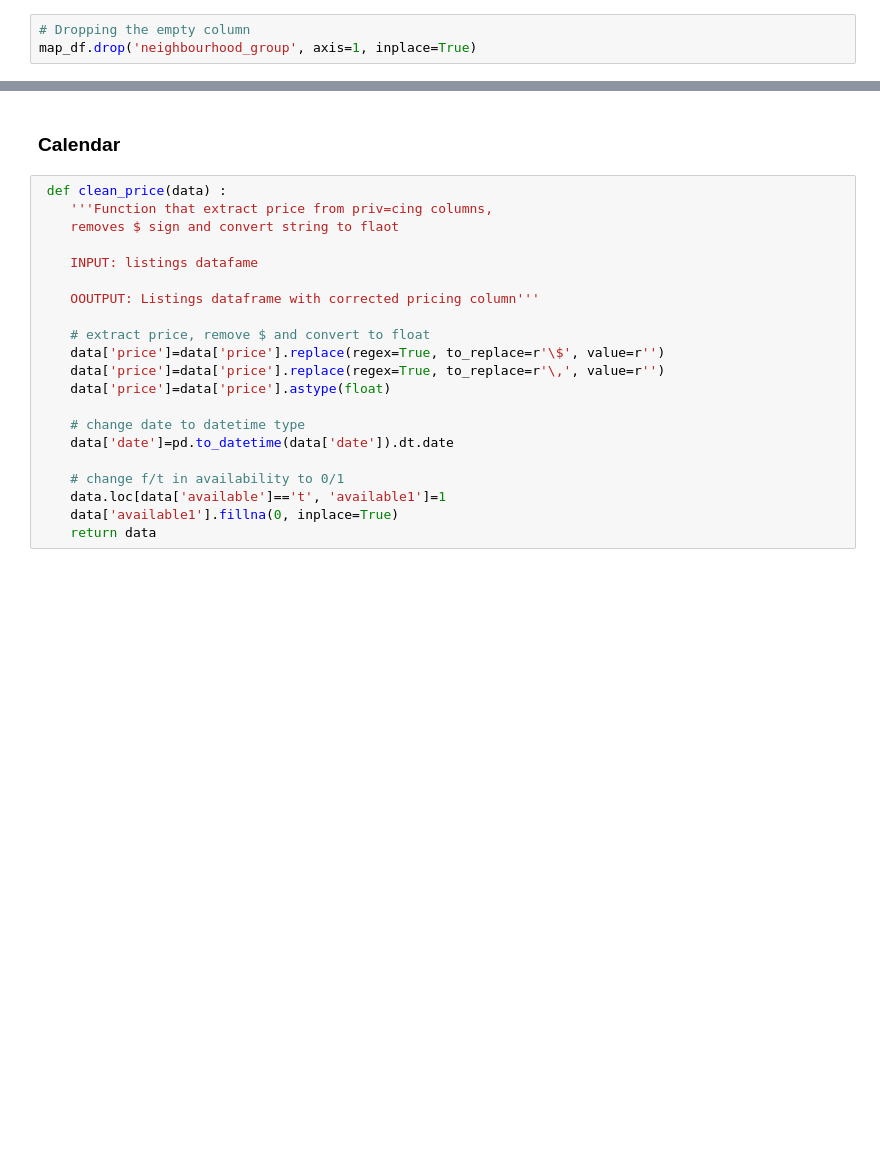
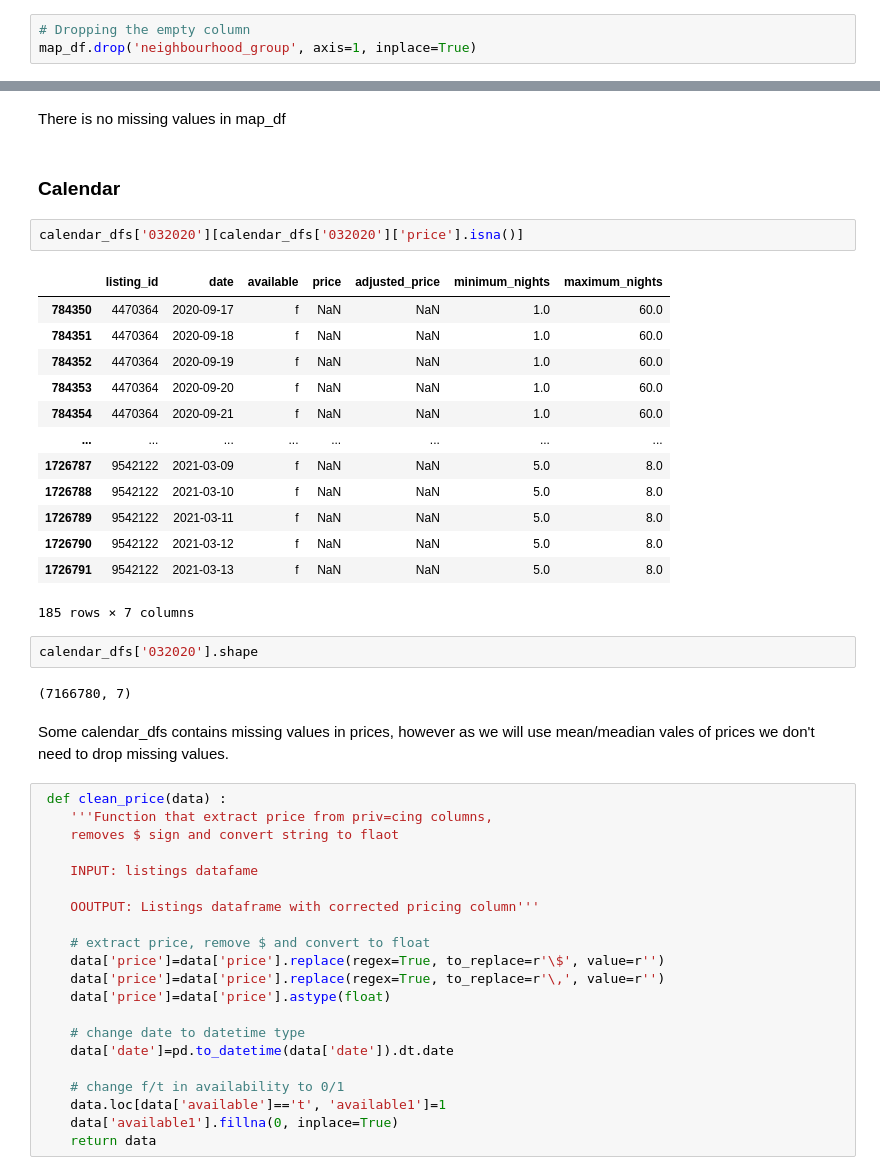
Before and after one commit to ekaraseva/Amsterdam_Airbnb_analysis, a Jupyter notebook: Amsterdam_airbnb_analysis.ipynb, the cells around one changed output, grey strips where cells are left out. Cells and saved outputs as stored; diff of their text form; blank space fills up the shorter version.

```diff
--- a/Amsterdam_airbnb_analysis.ipynb
+++ b/Amsterdam_airbnb_analysis.ipynb
@@ -249,5 +336,29 @@ map_df.drop('neighbourhood_group', axis=1, inplace=True)
+# %% [markdown]
+There is no missing values in map_df
 # %% [markdown]
 ### Calendar
+# %%
+calendar_dfs['032020'][calendar_dfs['032020']['price'].isna()]
+# %% [output]
+|  | listing_id | date | available | price | adjusted_price | minimum_nights | maximum_nights |
+| 784350 | 4470364 | 2020-09-17 | f | NaN | NaN | 1.0 | 60.0 |
+| 784351 | 4470364 | 2020-09-18 | f | NaN | NaN | 1.0 | 60.0 |
+| 784352 | 4470364 | 2020-09-19 | f | NaN | NaN | 1.0 | 60.0 |
+| 784353 | 4470364 | 2020-09-20 | f | NaN | NaN | 1.0 | 60.0 |
+| 784354 | 4470364 | 2020-09-21 | f | NaN | NaN | 1.0 | 60.0 |
+| ... | ... | ... | ... | ... | ... | ... | ... |
+| 1726787 | 9542122 | 2021-03-09 | f | NaN | NaN | 5.0 | 8.0 |
+| 1726788 | 9542122 | 2021-03-10 | f | NaN | NaN | 5.0 | 8.0 |
+| 1726789 | 9542122 | 2021-03-11 | f | NaN | NaN | 5.0 | 8.0 |
+| 1726790 | 9542122 | 2021-03-12 | f | NaN | NaN | 5.0 | 8.0 |
+| 1726791 | 9542122 | 2021-03-13 | f | NaN | NaN | 5.0 | 8.0 |
+185 rows × 7 columns
+# %%
+calendar_dfs['032020'].shape
+# %% [output]
+(7166780, 7)
+# %% [markdown]
+Some calendar_dfs contains missing values in prices, however as we will use mean/meadian vales of prices we don't need to drop missing values.
 # %%
  def clean_price(data) :
     '''Function that extract price from priv=cing columns,
```
Also changed, not shown: parts of 28 cells of this notebook, 1 other file.
